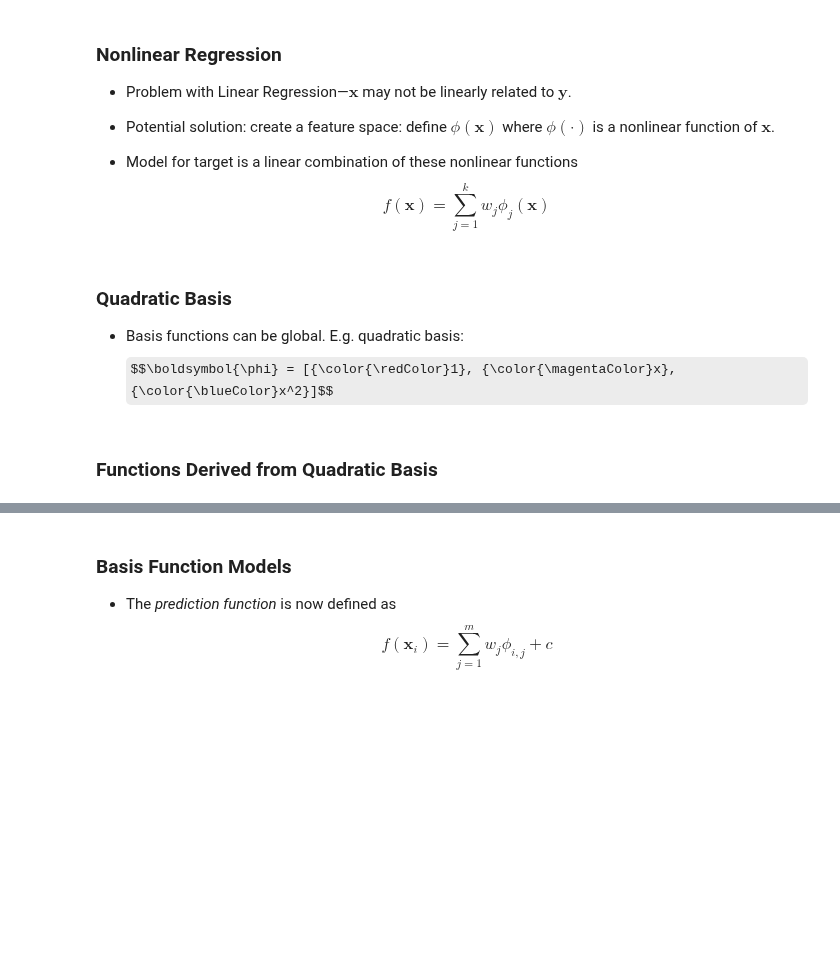
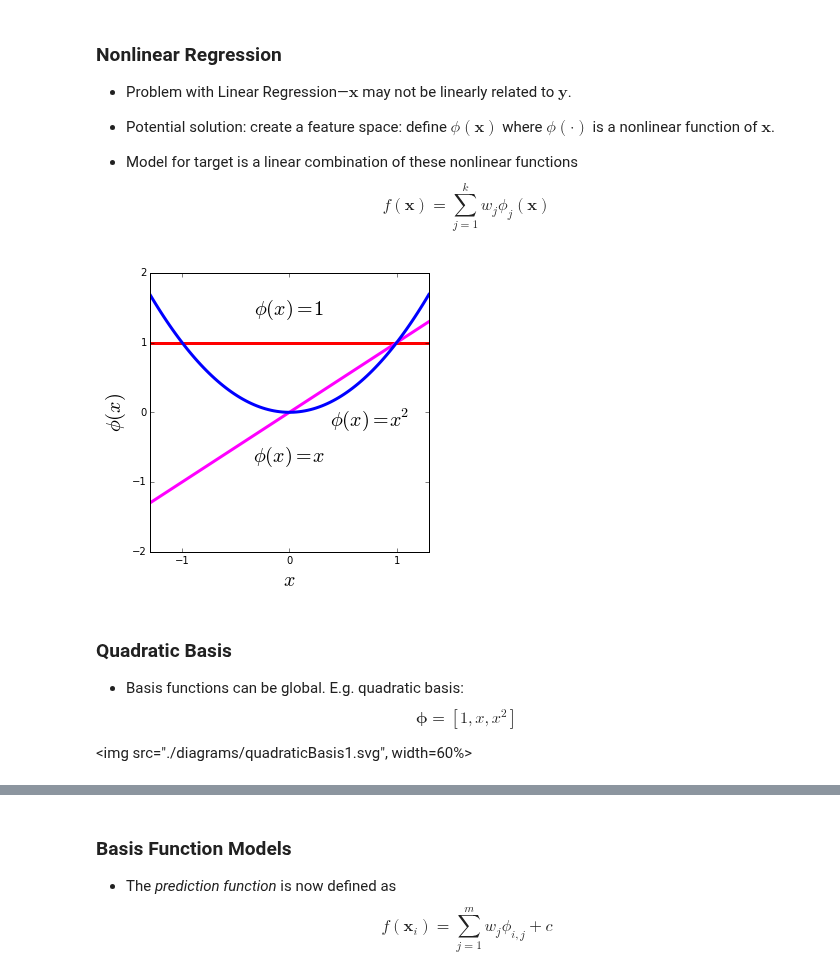
Before and after one commit to lawrennd/mlai2015, a Jupyter notebook: w4_basisFunctions.ipynb, the cells around one changed output, grey strips where cells are left out. Saved outputs shown, nothing was run; the diff lists cells and outputs as text; code cells hidden in the pictures; some formulas as TeX source; blank space fills up the shorter version.

```diff
--- a/w4_basisFunctions.ipynb
+++ b/w4_basisFunctions.ipynb
@@ -29,10 +29,48 @@ import numpy as np
 -   Model for target is a linear combination of these nonlinear
     functions
     $$f(\mathbf{x}) = \sum_{j=1}^k w_j \phi_j(\mathbf{x})$$
+# %%
+f, ax = plt.subplots(figsize=(5, 5))
+x_min = -1.3
+x_max = 1.3
+x = np.linspace(x_min, x_max, 100)[:, None]
+phi = []
+phi.append(np.ones((100, 1)))
+phi.append(x)
+phi.append(x*x)
+loc =[[0, 1.4,],
+      [0, -0.7],
+      [0.75, -0.2]]
+text =['$\phi(x) = 1$',
+       '$\phi(x) = x$',
+       '$\phi(x) = x^2$']
+ax.plot(x, phi[0], '-', color=[1, 0, 0], linewidth=3)
+ylim = [-2, 2]
+ax.set_ylim(ylim)
+plt.sca(ax)
+plt.yticks([-2, -1, 0, 1, 2])
+plt.xticks([-1, 0, 1])
+ax.text(loc[0][0], loc[0][1],text[0], horizontalalignment='center', fontsize=20)
+ax.set_xlabel('$x$', fontsize=20)
+ax.set_ylabel('$\phi(x)$', fontsize=20)
+
+plt.savefig('./diagrams/quadraticBasis1.svg')
+
+ax.plot(x, phi[1], '-', color=[1, 0, 1], linewidth=3)
+ax.text(loc[1][0], loc[1][1], text[1], horizontalalignment='center', fontsize=20)
+
+plt.savefig('./diagrams/quadraticBasis2.svg')
+
+ax.plot(x, phi[2], '-', color=[0, 0, 1], linewidth=3)
+ax.text(loc[2][0], loc[2][1], text[2], horizontalalignment='center', fontsize=20)
+
+plt.savefig('./diagrams/quadraticBasis3.svg')
+# %% [output]
+[figure, added]
 # %% [markdown]
 ### Quadratic Basis
 
 -   Basis functions can be global. E.g. quadratic basis:
-    $$\boldsymbol{\phi} = [{\color{\redColor}1}, {\color{\magentaColor}x}, {\color{\blueColor}x^2}]$$
+    $$\boldsymbol{\phi} = [1, x, x^2]$$
+
+<img src="./diagrams/quadraticBasis1.svg", width=60%>
-# %% [markdown]
-### Functions Derived from Quadratic Basis
```
Also changed, not shown: parts of 29 cells of this notebook.
